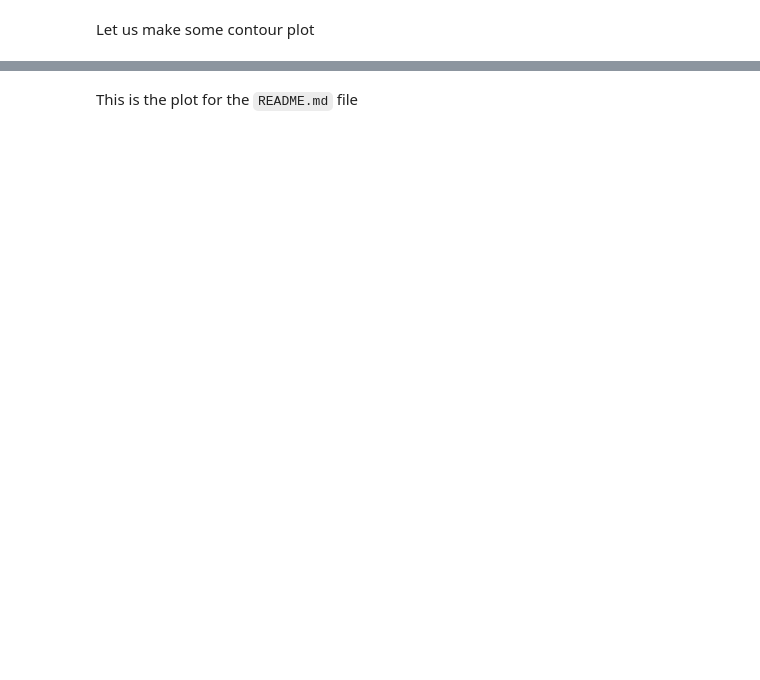
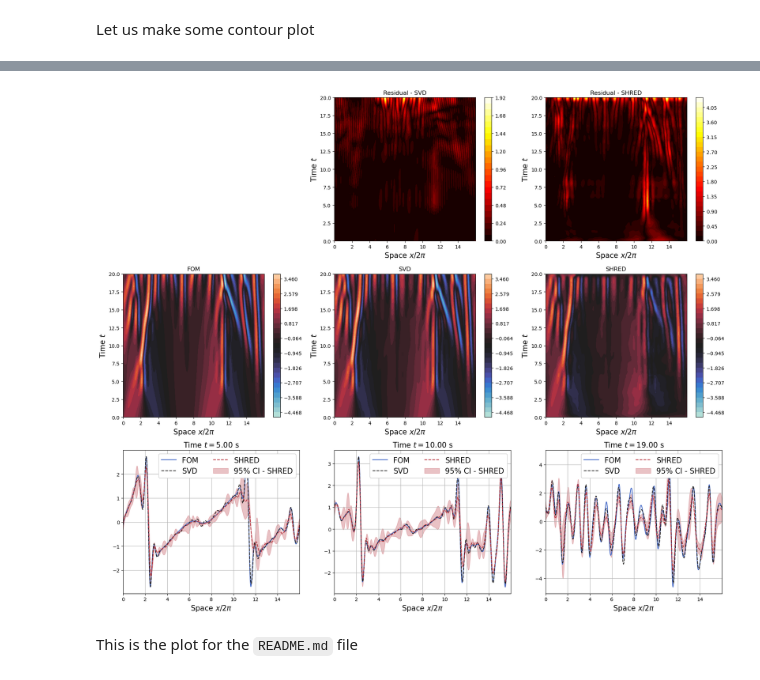
Before and after one commit to markus0800/SHRED-ROM, a Jupyter notebook: KuramotoSivashinsky/ks_padding_shred.ipynb, the cells around one changed output, grey strips where cells are left out. Saved outputs shown, nothing was run; the diff lists cells and outputs as text; code cells hidden in the pictures; blank space fills up the shorter version.

```diff
--- a/KuramotoSivashinsky/ks_padding_shred.ipynb
+++ b/KuramotoSivashinsky/ks_padding_shred.ipynb
@@ -368,2 +456,15 @@ Mean relative SHRED prediction error on POD coeffs: 16.01%.
+# %%
+idx_params = {
+    'train': idx_train,
+    'valid': idx_valid,
+    'test':  idx_test
+}
+
+reshaped_test_out = test_data_out.cpu().detach().numpy().reshape(len(idx_params['test']), Ntime_for_nn+1, output_size)
+
+reshaped_POD_test_out = {
+    'mean': Ytest_POD_pred['mean'].reshape(len(idx_params['test']), Ntime_for_nn+1, output_size)[:, :, :sum(Nmodes)],
+    'std':  Ytest_POD_pred['std'].reshape(len(idx_params['test']), Ntime_for_nn+1, output_size)[:, :, :sum(Nmodes)]
+}
 # %% [markdown]
 Let us decode the full state space
@@ -406,3 +517,35 @@ plot_FOM_vs_Recon(domain, snaps['t'], dataset[field]['test'][mu_to_plot].T, reco
+# %%
+param_to_plot = 4
+
+fom = dataset[field]['test'][param_to_plot].T
+
+idx_to_rec = np.arange(sum(Nmodes[:field_i]),  sum(Nmodes[:field_i+1]),  1, dtype=int)
+
+# Reconstruct the FOM with SVD
+idx_to_rec = np.arange(sum(Nmodes[:field_i]),  sum(Nmodes[:field_i+1]),  1, dtype=int)
+_tmp_mean_v = vpod_scaler.inverse_transform(reshaped_test_out[:, :, :sum(Nmodes)].reshape(-1, sum(Nmodes))).reshape(reshaped_POD_test_out['mean'].shape)
+
+recon_svd = rescaling_snaps[field_i].inverse_transform((u_total[field] @ np.diag(s_total[field]) @ _tmp_mean_v[param_to_plot, :, idx_to_rec]))
+
+# Reconstruct the FOM with SHRED
+idx_to_rec = np.arange(sum(Nmodes[:field_i]),  sum(Nmodes[:field_i+1]),  1, dtype=int)
+_tmp_mean_v = vpod_scaler.inverse_transform(reshaped_POD_test_out['mean'].reshape(-1, sum(Nmodes))).reshape(reshaped_POD_test_out['mean'].shape)
+_tmp_std_v  = vpod_scaler.inverse_transform(reshaped_POD_test_out['std'].reshape( -1, sum(Nmodes))).reshape(reshaped_POD_test_out['std'].shape) - vpod_scaler.data_min_
+
+recon_shred     = rescaling_snaps[field_i].inverse_transform((u_total[field] @ np.diag(s_total[field]) @ _tmp_mean_v[param_to_plot, :, idx_to_rec]))
+recon_std_shred = rescaling_snaps[field_i].inverse_std_transform((u_total[field] @ np.diag(s_total[field]) @ _tmp_std_v[ param_to_plot, :, idx_to_rec]))
+
+recons = {'SVD': recon_svd,
+          'SHRED': recon_shred}
+
+std_recons = {'SVD': None,
+            'SHRED': recon_std_shred}
+
+plot_FOM_vs_Recon(domain, snaps['t'], dataset[field]['test'][param_to_plot].T, recons,
+                    std_recons = std_recons,
+                    time_idx = [0.25, 0.5, 0.95])
+# %% [output]
+[figure, added]
 # %% [markdown]
 This is the plot for the `README.md` file
 # %%
```
Also changed, not shown: parts of 27 cells of this notebook, 3 other files.
